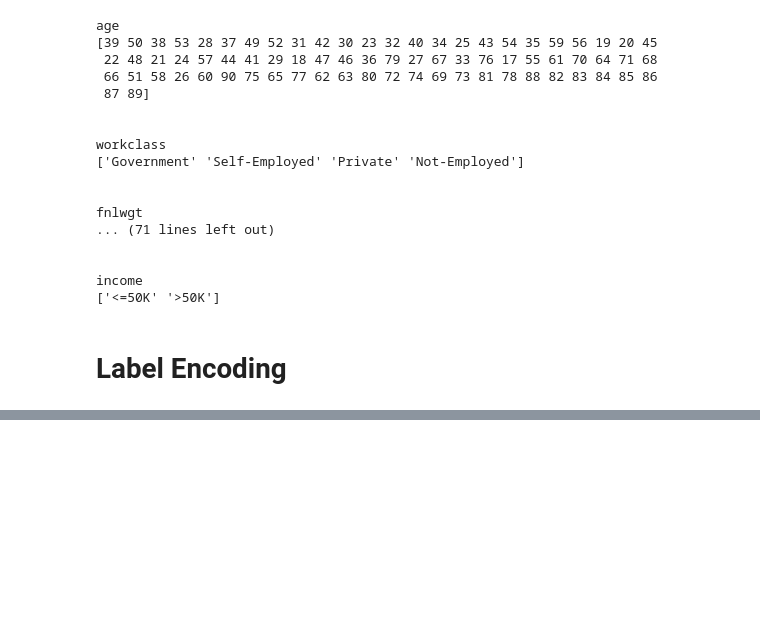
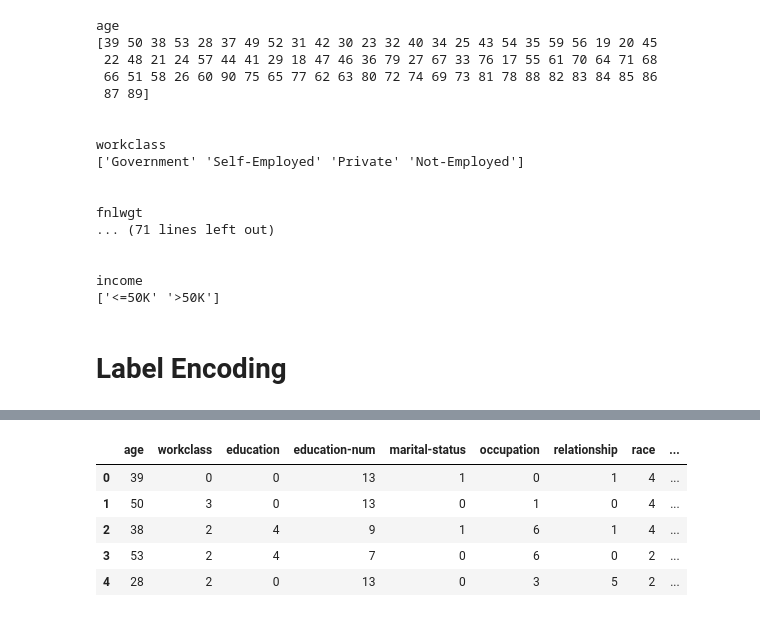
Before and after one commit to thenukii/ML-CW, a Jupyter notebook: Copy_of_DataPreProcessing.ipynb, the cells around one changed output, grey strips where cells are left out. Saved outputs shown, nothing was run; the diff lists cells and outputs as text; code cells hidden in the pictures; blank space fills up the shorter version.

```diff
--- a/Copy_of_DataPreProcessing.ipynb
+++ b/Copy_of_DataPreProcessing.ipynb
@@ -512,0 +514,11 @@ plt.show()
+# %%
+# Drop the 'fnlwgt' column from the DataFrame
+X = X.drop(columns=['fnlwgt'], axis = 1)
+X.head()
+# %% [output]
+|  | age | workclass | education | education-num | marital-status | occupation | relationship | race | ... |
+| 0 | 39 | 0 | 0 | 13 | 1 | 0 | 1 | 4 | ... |
+| 1 | 50 | 3 | 0 | 13 | 0 | 1 | 0 | 4 | ... |
+| 2 | 38 | 2 | 4 | 9 | 1 | 6 | 1 | 4 | ... |
+| 3 | 53 | 2 | 4 | 7 | 0 | 6 | 0 | 2 | ... |
+| 4 | 28 | 2 | 0 | 13 | 0 | 3 | 5 | 2 | ... |
```
Also changed, not shown: parts of 8 cells of this notebook.
